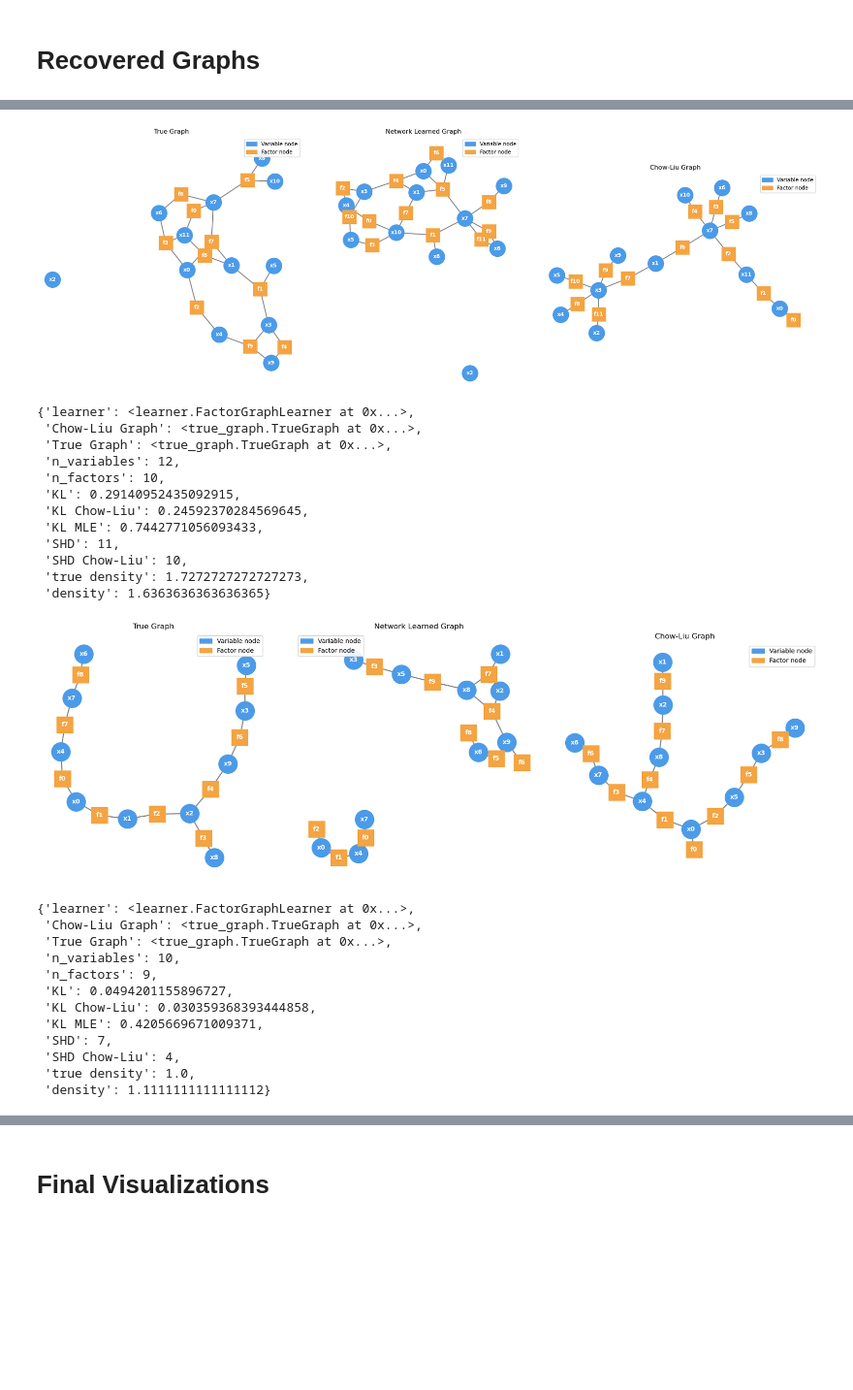
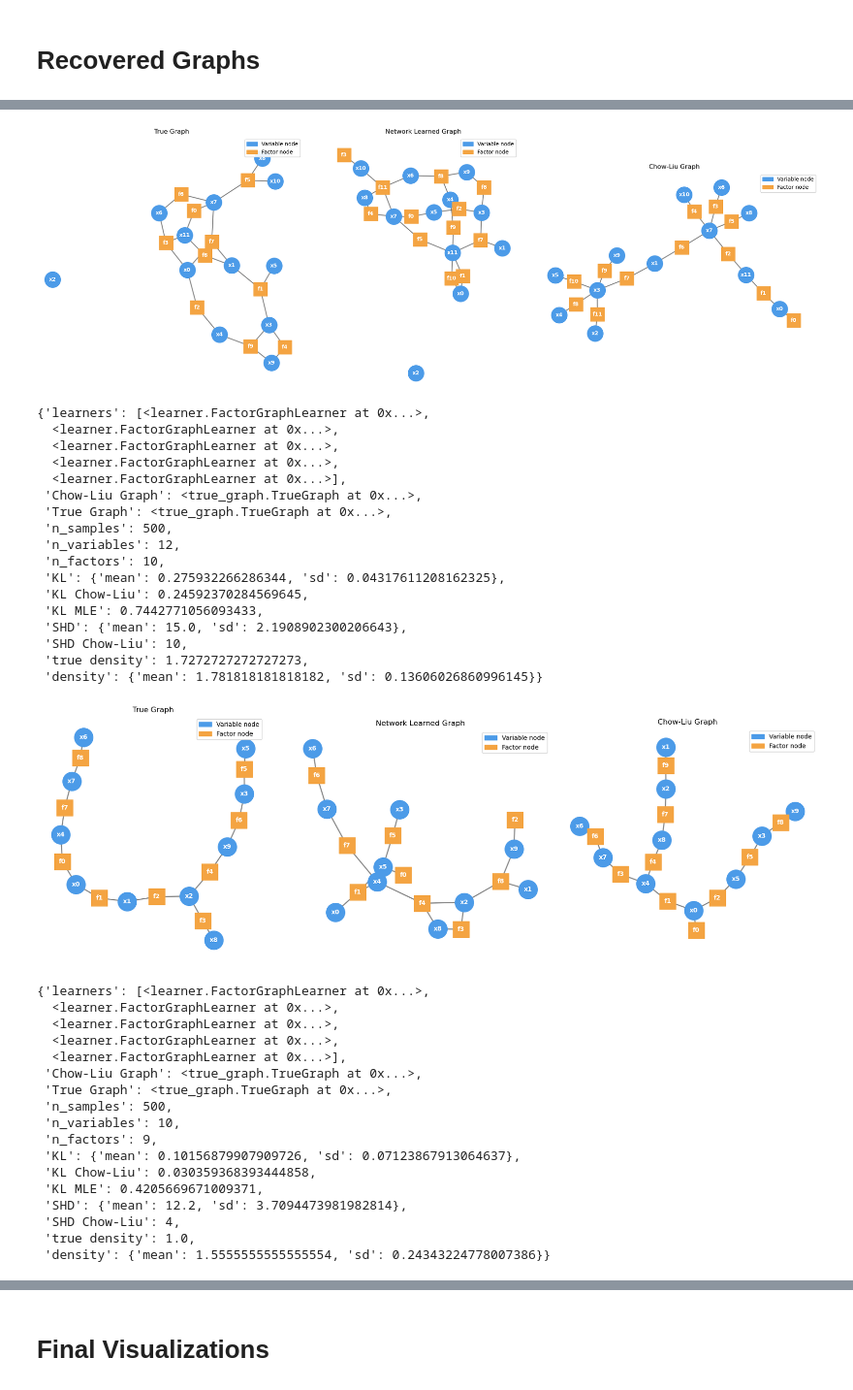
Before and after one commit to AyushBatra01/FG-Structure-NN, a Jupyter notebook: experiments/03_comparison.ipynb, the cells around one changed output, grey strips where cells are left out. Shown at 97% size. Saved outputs shown, nothing was run; the diff lists cells and outputs as text; code cells hidden in the pictures; blank space fills up the shorter version.

```diff
--- a/experiments/03_comparison.ipynb
+++ b/experiments/03_comparison.ipynb
@@ -169,9 +182,9 @@ def learner_to_graph(lrn):
     g = TrueGraph(n=lrn.network.n_vars, factors=factors)
     return g
 # %%
-def show_graphs(result, seed_true=1, seed_lrn=1, seed_cl=1, size=6, savefig=False, path=""):
+def show_graphs(result, index=0, seed_true=1, seed_lrn=1, seed_cl=1, size=6, savefig=False, path=""):
     true_graph = result['True Graph']
-    lrn = result['learner']
+    lrn = result['learners'][index]
     cl = result['Chow-Liu Graph']
 
     fig, axs = plt.subplots(1,3, figsize=(3*size,size))
@@ -208,35 +226,45 @@ results_graphs[3]
 # %%
-show_graphs(results_graphs[6], 2, 16, 6, size=7)
+show_graphs(results_graphs[6], seed_true=2, seed_lrn=16, seed_cl=6, size=7)
 results_graphs[6]
 # %% [output]
-[figure, old version]
+[figure, new version]
-{'learner': <learner.FactorGraphLearner at 0x...>,
+{'learners': [<learner.FactorGraphLearner at 0x...>,
+  <learner.FactorGraphLearner at 0x...>,
+  <learner.FactorGraphLearner at 0x...>,
+  <learner.FactorGraphLearner at 0x...>,
+  <learner.FactorGraphLearner at 0x...>],
  'Chow-Liu Graph': <true_graph.TrueGraph at 0x...>,
  'True Graph': <true_graph.TrueGraph at 0x...>,
+ 'n_samples': 500,
  'n_variables': 12,
  'n_factors': 10,
- 'KL': 0.29140952435092915,
+ 'KL': {'mean': 0.275932266286344, 'sd': 0.04317611208162325},
  'KL Chow-Liu': 0.24592370284569645,
  'KL MLE': 0.7442771056093433,
- 'SHD': 11,
+ 'SHD': {'mean': 15.0, 'sd': 2.1908902300206643},
  'SHD Chow-Liu': 10,
  'true density': 1.7272727272727273,
- 'density': 1.6363636363636365}
+ 'density': {'mean': 1.781818181818182, 'sd': 0.13606026860996145}}
 # %%
-show_graphs(results_trees[1], 2, 2, 2)
+show_graphs(results_trees[1], seed_true=2, seed_lrn=2, seed_cl=2)
 results_trees[1]
 # %% [output]
-[figure, old version]
+[figure, new version]
-{'learner': <learner.FactorGraphLearner at 0x...>,
+{'learners': [<learner.FactorGraphLearner at 0x...>,
+  <learner.FactorGraphLearner at 0x...>,
+  <learner.FactorGraphLearner at 0x...>,
+  <learner.FactorGraphLearner at 0x...>,
+  <learner.FactorGraphLearner at 0x...>],
  'Chow-Liu Graph': <true_graph.TrueGraph at 0x...>,
  'True Graph': <true_graph.TrueGraph at 0x...>,
+ 'n_samples': 500,
  'n_variables': 10,
  'n_factors': 9,
- 'KL': 0.0494201155896727,
+ 'KL': {'mean': 0.10156879907909726, 'sd': 0.07123867913064637},
  'KL Chow-Liu': 0.030359368393444858,
  'KL MLE': 0.4205669671009371,
- 'SHD': 7,
+ 'SHD': {'mean': 12.2, 'sd': 3.7094473981982814},
  'SHD Chow-Liu': 4,
  'true density': 1.0,
- 'density': 1.1111111111111112}
+ 'density': {'mean': 1.5555555555555554, 'sd': 0.24343224778007386}}
 # %%
```
Also changed, not shown: parts of 19 cells of this notebook, 4 other files.
